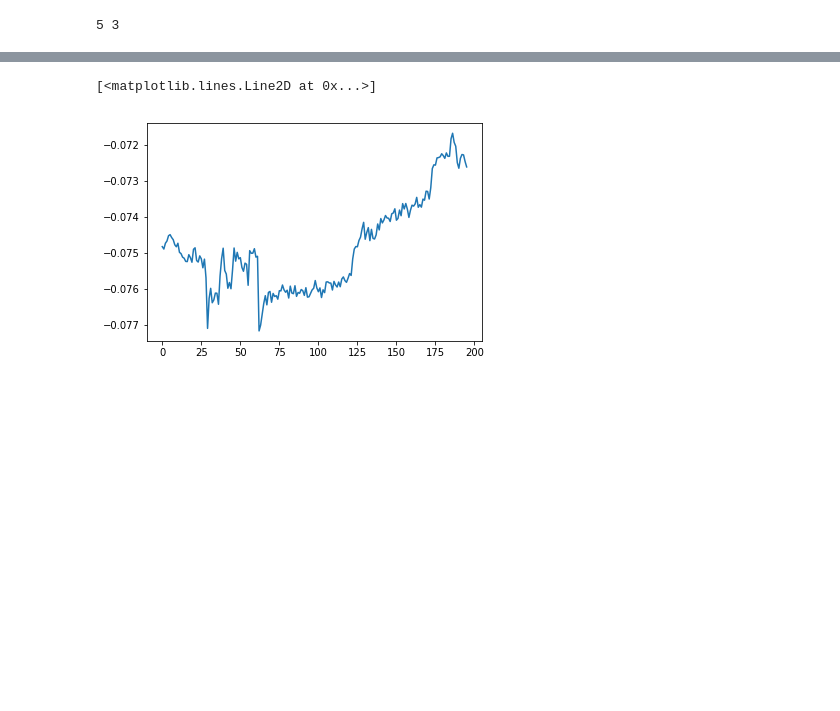
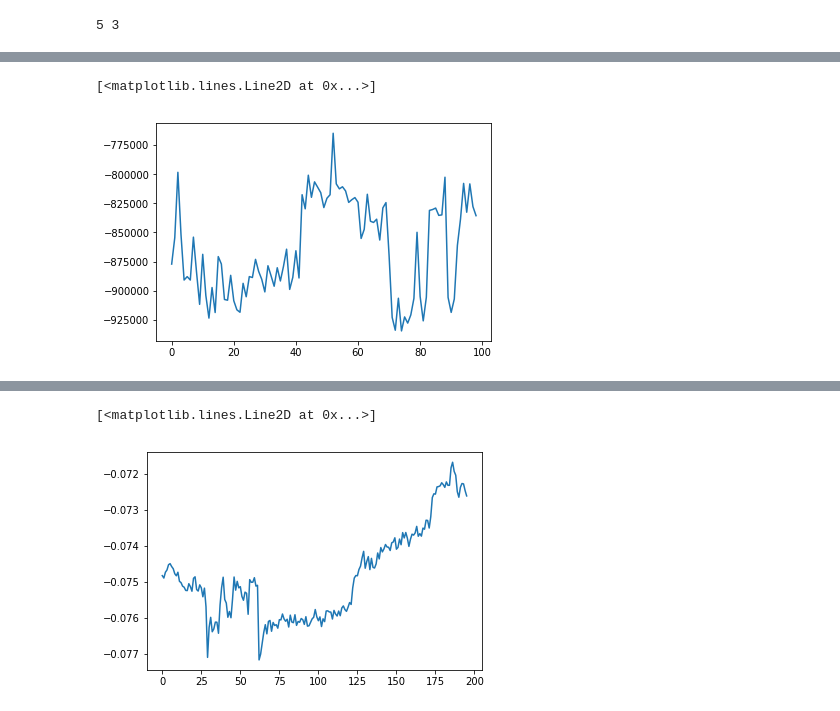
Before and after one commit to Uday911/Raspberrypi_motor_control, a Jupyter notebook: DQN_Pi_camera_dc_motor_v2.ipynb, the cells around one changed output, grey strips where cells are left out. Drawn from its saved outputs; the diff is of its cells as text; code cells hidden in the pictures; blank space fills up the shorter version.

```diff
--- a/DQN_Pi_camera_dc_motor_v2.ipynb
+++ b/DQN_Pi_camera_dc_motor_v2.ipynb
@@ -80,6 +80,7 @@ class Agent(object):
 
     def store_experiance(self,state,action,reward,next_state,is_done,episode_ln = None):
         index = self.mem_cntr % self.reply_mem_size
+#         print("index,mem_cntr,memsize",index,self.mem_cntr,self.reply_mem_size)
 #         self.state_mem[index] = state
         self.action_mem[index] = action
         self.reward_mem[index] = reward
@@ -90,11 +91,20 @@ class Agent(object):
         self.next_state_mem_stacked[index] = next_state
         self.mem_cntr += 1
         if episode_ln is not None:
-            reward_to_process = self.reward_mem[index-episode_ln+1 : index+1]
-            p = [l for l in reward_to_process]
-            p_zero = [l - self.np.mean(p) for l in p]
+#             print("episode_ln",episode_ln)
+#             print("self.reward_mem[index-episode_ln : index]",self.reward_mem[(index-episode_ln)+1 : index+1])
+            reward_to_process = self.reward_mem[(index-episode_ln)+1 : index+1]
+#             print("reward_to_process",reward_to_process)
+#             p = [l for l in reward_to_process]
+#             print("p",p)
+            p_zero = [l - self.np.mean(reward_to_process) for l in reward_to_process]
+#             print('p_zero',p_zero)
+#             print("self.np.max(p_zero)",self.np.max(p_zero))
+#             print("self.np.min(p_zero)",self.np.min(p_zero))
             range_ = self.np.max(p_zero) - self.np.min(p_zero)
+#             print("range",range_)
             rewards = [(l - self.np.mean(p_zero))/range_ for l in p_zero]
+#             print("rewards",rewards)
             self.reward_mem[index-episode_ln+1 : index+1] = rewards
 
 
@@ -123,15 +133,15 @@ class Agent(object):
             self.next_state_batch = [self.next_state_mem_stacked[i] for i in self.batch]
             self.is_done_batch = T.Tensor([self.is_done_mem[i] for i in self.batch])
 
-            print("q_eval")
+#             print("q_eval")
 #             self.q_eval = []
 #             for i in self.state_batch:
 #                 self.q_eval.append(self.brain.forward(i))
 #             self.q_eval = T.FloatTensor(self.np.array(self.q_eval))
             self.q_eval = self.brain.forward(self.state_batch)
-            print("q_target")
+#             print("q_target")
             self.q_target = self.q_eval.clone()
-            print("q_next")
+#             print("q_next")
 #             self.q_next = []
 #             for i in self.next_state_batch:
 #                 self.q_next.append(self.brain.forward(i))
@@ -361,5 +404,10 @@ score -0.0758283529411765
 # %%
 import matplotlib.pyplot as plt
+# %%
+plt.plot(scores)
+# %% [output]
+[<matplotlib.lines.Line2D at 0x...>]
+[figure, added]
 # %%
 plt.plot(driver.reward_mem[:driver.mem_cntr])
 # %% [output]
```
Also changed, not shown: parts of 12 cells of this notebook.
